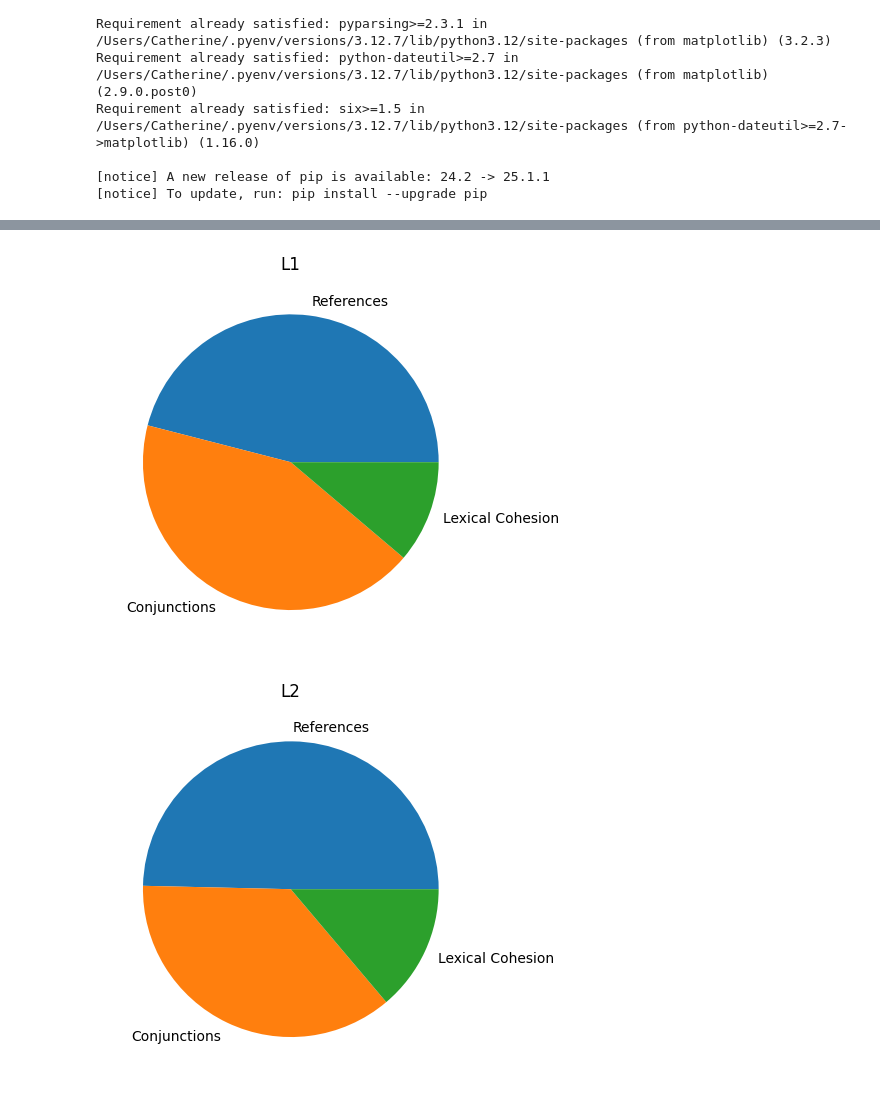
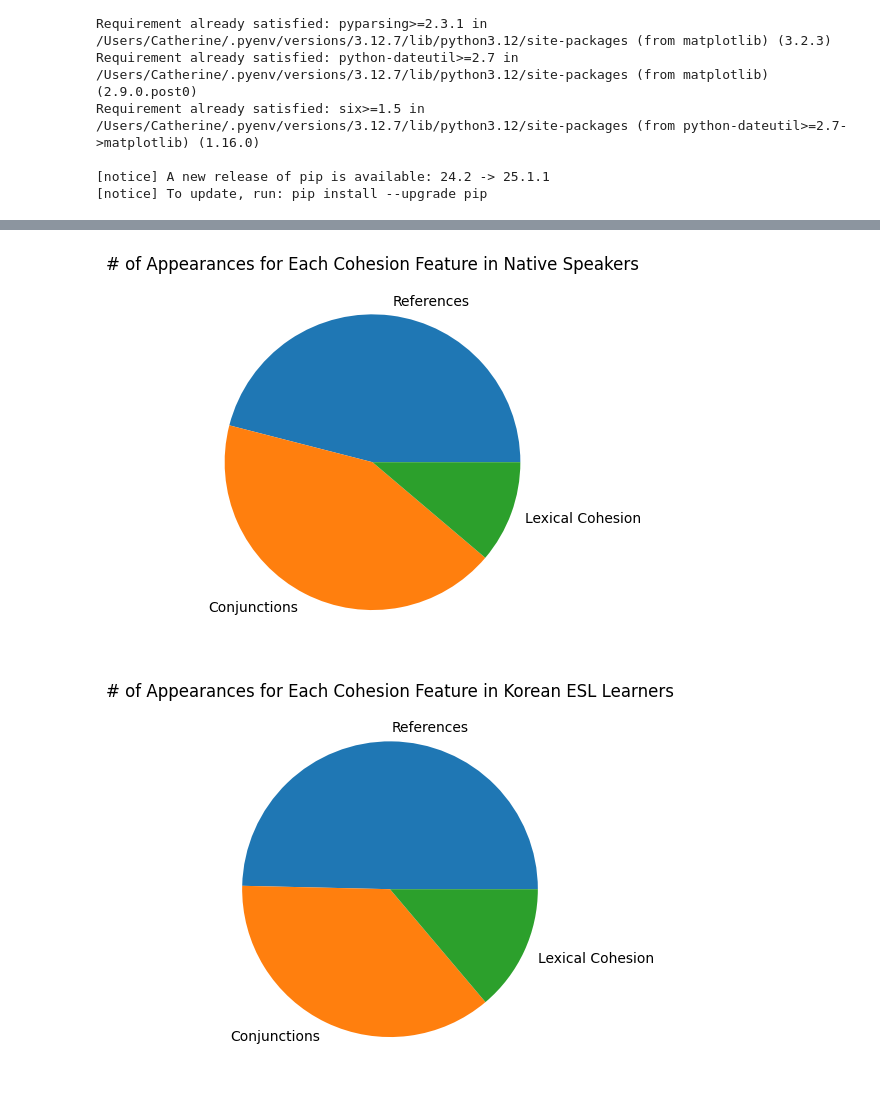
Before and after one commit to shiningmoonshen/eng680, a Jupyter notebook: cohesion.ipynb, the cells around one changed output, grey strips where cells are left out. Cells and saved outputs as stored; diff of their text form; code cells hidden in the pictures.

```diff
--- a/cohesion.ipynb
+++ b/cohesion.ipynb
@@ -339,7 +339,3 @@ def extract_nearby_synonym_pairs(text, max_distance=1):
                         synonym_pairs.append((word1, word2))
 
     return synonym_pairs
-# %%
-locness_df['synonyms'] = locness_df['content'].apply(lambda x: extract_nearby_synonym_pairs(x))
-ptj_df['synonyms'] = ptj_df['text'].apply(lambda x: extract_nearby_synonym_pairs(x))
-smk_df['synonyms'] = smk_df['text'].apply(lambda x: extract_nearby_synonym_pairs(x))
@@ -560,18 +589,18 @@ plt.show()
 # %%
 y = np.array([locness_refs, locness_conj, locness_syn])
 mylabels = ["References", "Conjunctions", "Lexical Cohesion"]
 
 plt.pie(y, labels = mylabels)
-plt.title("L1")
+plt.title("# of Appearances for Each Cohesion Feature in Native Speakers")
 plt.show()
 # %% [output]
-[figure, old version]
+[figure, new version]
 # %%
 y = np.array([icnale_refs, icnale_conj, icnale_syn])
 mylabels = ["References", "Conjunctions", "Lexical Cohesion"]
 
 plt.pie(y, labels = mylabels)
-plt.title("L2")
+plt.title("# of Appearances for Each Cohesion Feature in Korean ESL Learners")
 plt.show()
 # %% [output]
-[figure, old version]
+[figure, new version]
```
Also changed, not shown: parts of 9 cells of this notebook.
